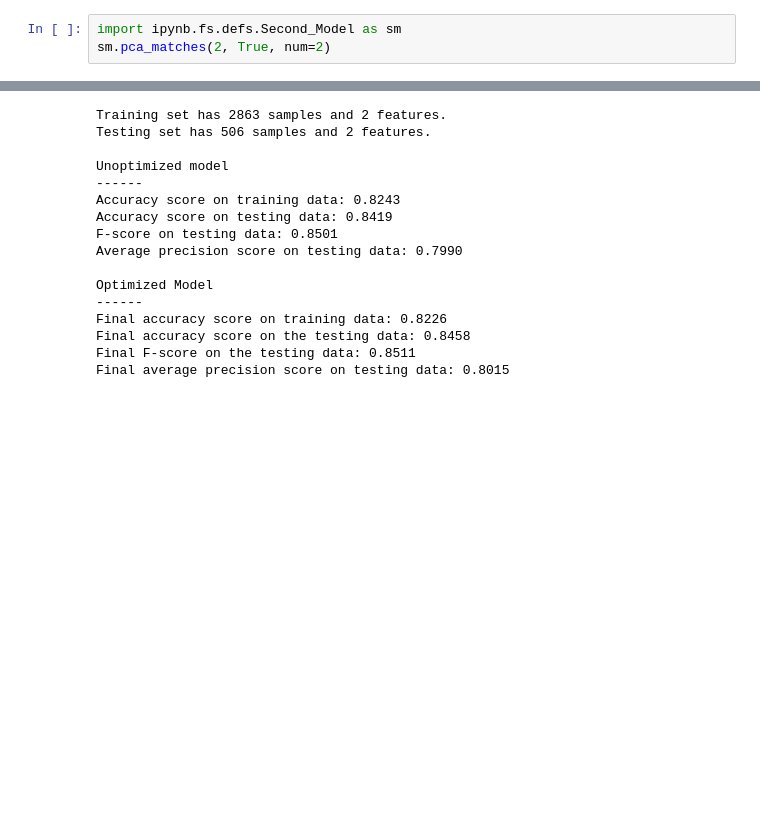
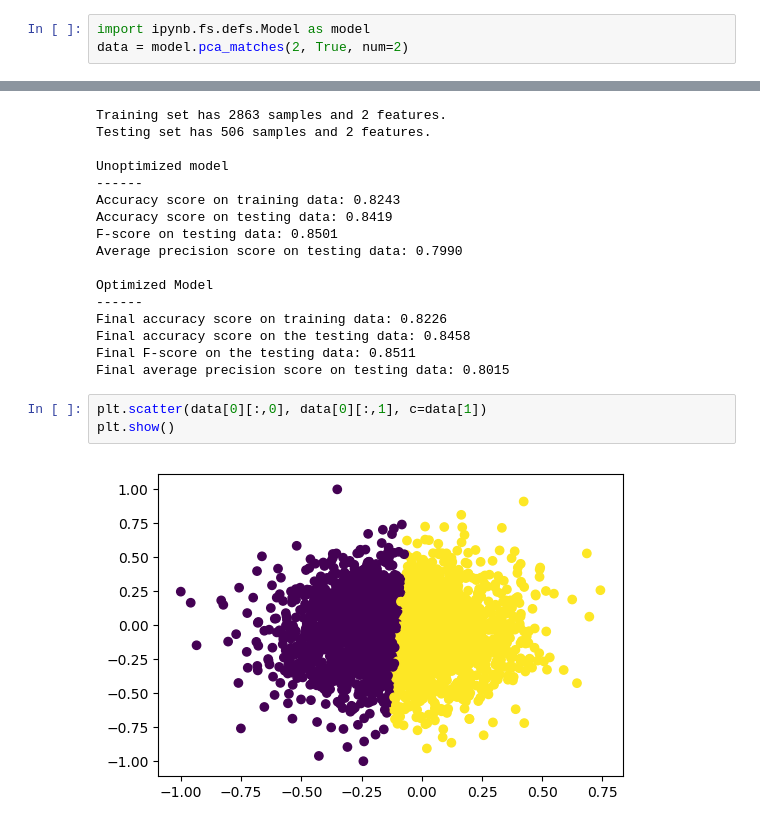
Before and after one commit to SGStrohkorb/Udacity-Capstone-Project, a Jupyter notebook: Udacity_Capstone_Project.ipynb, the cells around one changed output, grey strips where cells are left out. Drawn from its saved outputs; the diff is of its cells as text; blank space fills up the shorter version.

```diff
--- a/Udacity_Capstone_Project.ipynb
+++ b/Udacity_Capstone_Project.ipynb
@@ -40,8 +40,8 @@ score
 # %% [output]
 0.558617162797158
 # %%
-import ipynb.fs.defs.Second_Model as sm
-sm.pca_matches(2, True, num=2)
+import ipynb.fs.defs.Model as model
+data = model.pca_matches(2, True, num=2)
 # %% [output]
 Loading match data to train on
 Training set has 2863 samples and 2 features.
@@ -60,3 +60,8 @@ Final accuracy score on training data: 0.8226
 Final accuracy score on the testing data: 0.8458
 Final F-score on the testing data: 0.8511
 Final average precision score on testing data: 0.8015
+# %%
+plt.scatter(data[0][:,0], data[0][:,1], c=data[1])
+plt.show()
+# %% [output]
+[figure, added]
```
Also changed, not shown: parts of 8 cells of this notebook, 1 other file.
